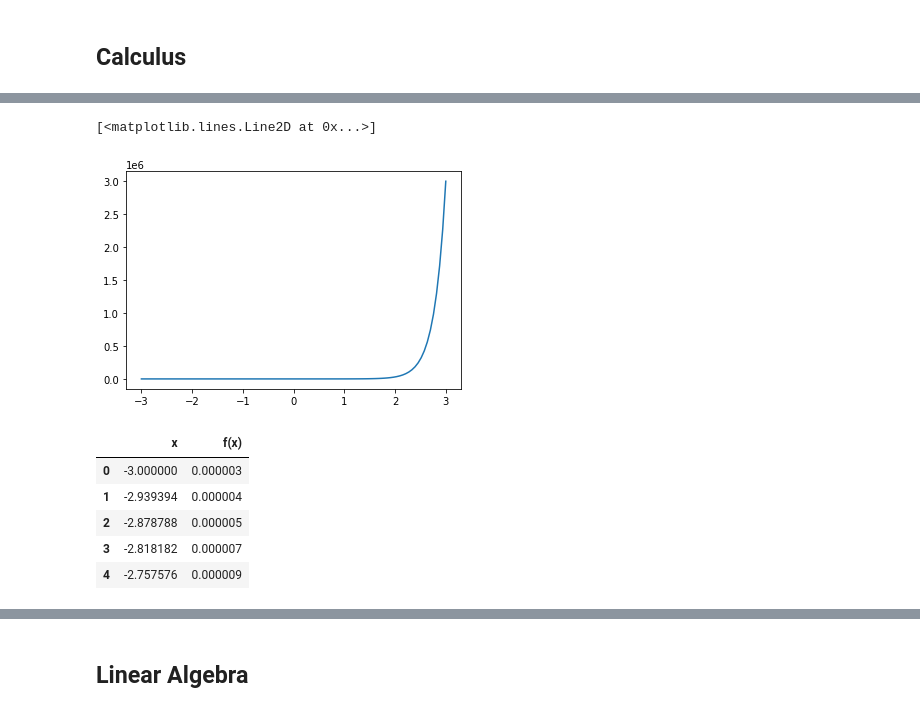
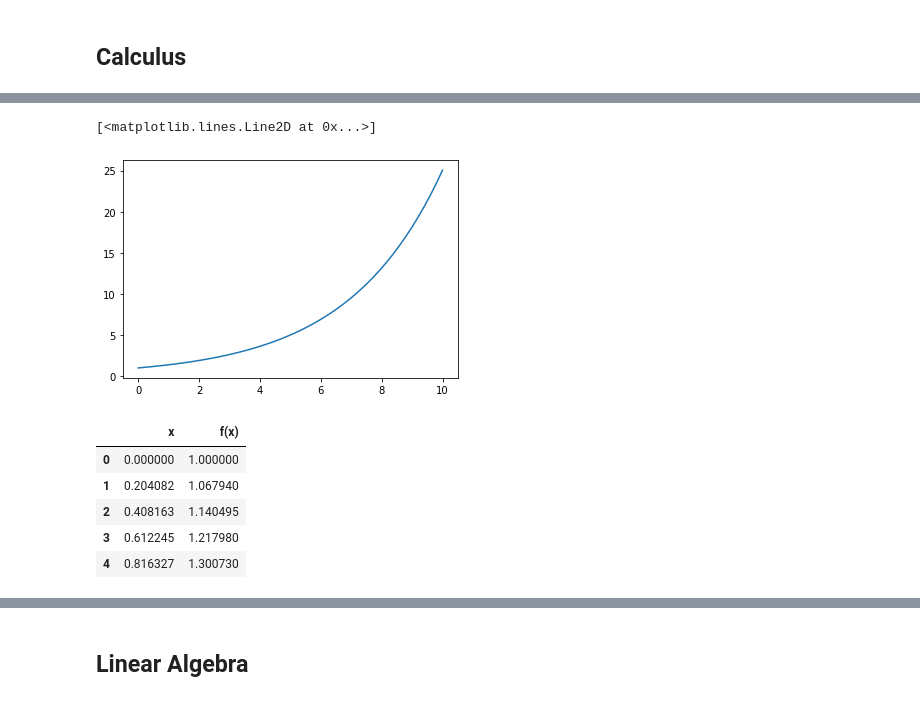
Before and after one commit to xalejandrow/calculus-and-algebra-problems-with-python, a Jupyter notebook: solutions.ipynb, the cells around one changed output, grey strips where cells are left out. Drawn from its saved outputs; the diff is of its cells as text; code cells hidden in the pictures.

```diff
--- a/solutions.ipynb
+++ b/solutions.ipynb
@@ -9,8 +19,8 @@ import matplotlib.pyplot as plt
 import numpy as np
 import pandas as pd
 
-def f(x): return -0.5*x + 4 #function
-x = np.linspace(-3, 3, 100) #domain
+def f(x): return 2.5*x + 2.5 #function
+x = np.linspace(0,10) #domain
 # %%
 plt.plot(x, f(x)) #plot of function on domain
 # %% [output]
@@ -31,18 +49,18 @@ Exercise 2: Build an exponential function f(x)=3∗(100)^x on x∈[−3,3] ; cre
 # %%
-def f(x): return 3*(100**x)
-x = np.linspace(-3, 3, 100)
+def f(x): return (1.38)**x
+x = np.linspace(0,10)
 plt.plot(x, f(x))
 # %% [output]
 [<matplotlib.lines.Line2D at 0x...>]
-[figure, old version]
+[figure, new version]
 # %%
 f2 = pd.DataFrame({'x': x, 'f(x)': f(x)})
 f2.head()
 # %% [output]
 |  | x | f(x) |
-| 0 | -3.000000 | 0.000003 |
-| 1 | -2.939394 | 0.000004 |
-| 2 | -2.878788 | 0.000005 |
-| 3 | -2.818182 | 0.000007 |
-| 4 | -2.757576 | 0.000009 |
+| 0 | 0.000000 | 1.000000 |
+| 1 | 0.204082 | 1.067940 |
+| 2 | 0.408163 | 1.140495 |
+| 3 | 0.612245 | 1.217980 |
+| 4 | 0.816327 | 1.300730 |
 # %% [markdown]
```
Also changed, not shown: parts of 8 cells of this notebook, 2 other files.
